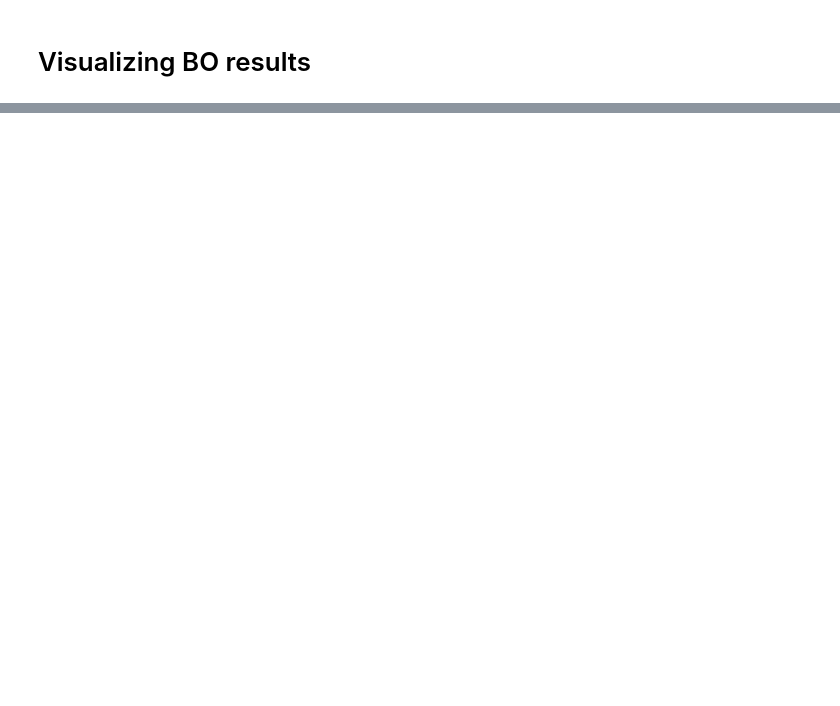
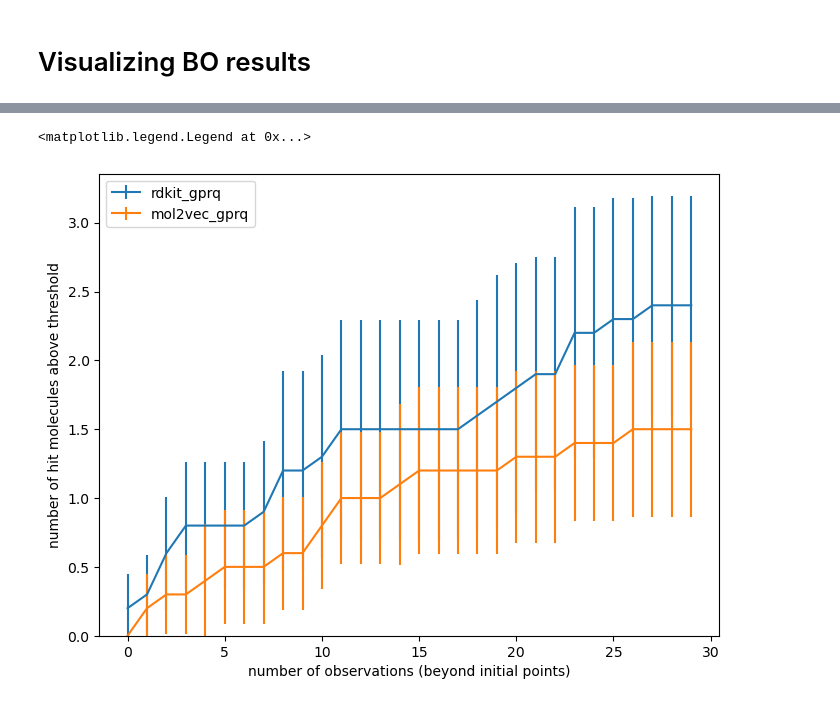
Before and after one commit to FrankWanger/ACBO-Feat, a Jupyter notebook: result_visualization.ipynb, the cells around one changed output, grey strips where cells are left out. Saved outputs shown, nothing was run; the diff lists cells and outputs as text; code cells hidden in the pictures; blank space fills up the shorter version.

Commit message:
add updated data from cluster

```diff
--- a/result_visualization.ipynb
+++ b/result_visualization.ipynb
@@ -46,0 +48,43 @@ ax.legend(loc="upper right")
+# %%
+#load the data for ground truth checking
+from data_helper import load_lipo_feat
+X, y = load_lipo_feat(filename='data/lipo_{}.csv'.format('rdkit'))
+
+# count the number of molecules added in each iteration are above the threshold
+def hit_count(y, threshold, mol_added):
+    num_trial = len(mol_added)
+    num_iter = len(mol_added[0])
+    hit_count = np.zeros((num_trial,num_iter))
+    for trial in range(num_trial):
+        mol_above_threshold = []
+        counter = 0
+        for mol_index in mol_added[trial]:
+            if y[int(mol_index)] > threshold:
+                counter += 1
+            mol_above_threshold.append(counter)
+        hit_count[trial] = mol_above_threshold
+    return hit_count
+
+rdkit_gprq_hit_count = hit_count(y, threshold=1.5, mol_added=rdkit_gprq['mol_added'])
+mol2vec_gprq_hit_count = hit_count(y, threshold=1.5, mol_added=mol2vec_gprq['mol_added'])
+# %%
+def ci(y):
+    return 1.96 * y.std(axis=0) / np.sqrt(num_trial)
+
+#plot the df data and add
+fig, ax = plt.subplots(1, 1, figsize=(8, 6))
+#plot errorbar from the mean and std of the best observed value
+ax.errorbar(x=np.arange(num_iter), y=rdkit_gprq_hit_count.mean(axis=0), yerr=ci(rdkit_gprq_hit_count), label="rdkit_gprq", linewidth=1.5)
+
+ax.errorbar(x=np.arange(num_iter), y=mol2vec_gprq_hit_count.mean(axis=0), yerr=ci(mol2vec_gprq_hit_count), label="mol2vec_gprq", linewidth=1.5)
+
+#set labels
+ax.set(
+    xlabel="number of observations (beyond initial points)",
+    ylabel="number of hit molecules above threshold",
+)
+ax.set_ylim(bottom=0.0)
+ax.legend(loc="upper left")
+# %% [output]
+<matplotlib.legend.Legend at 0x...>
+[figure, added]
```
Also changed, not shown: parts of 4 cells of this notebook, 20 other files.
